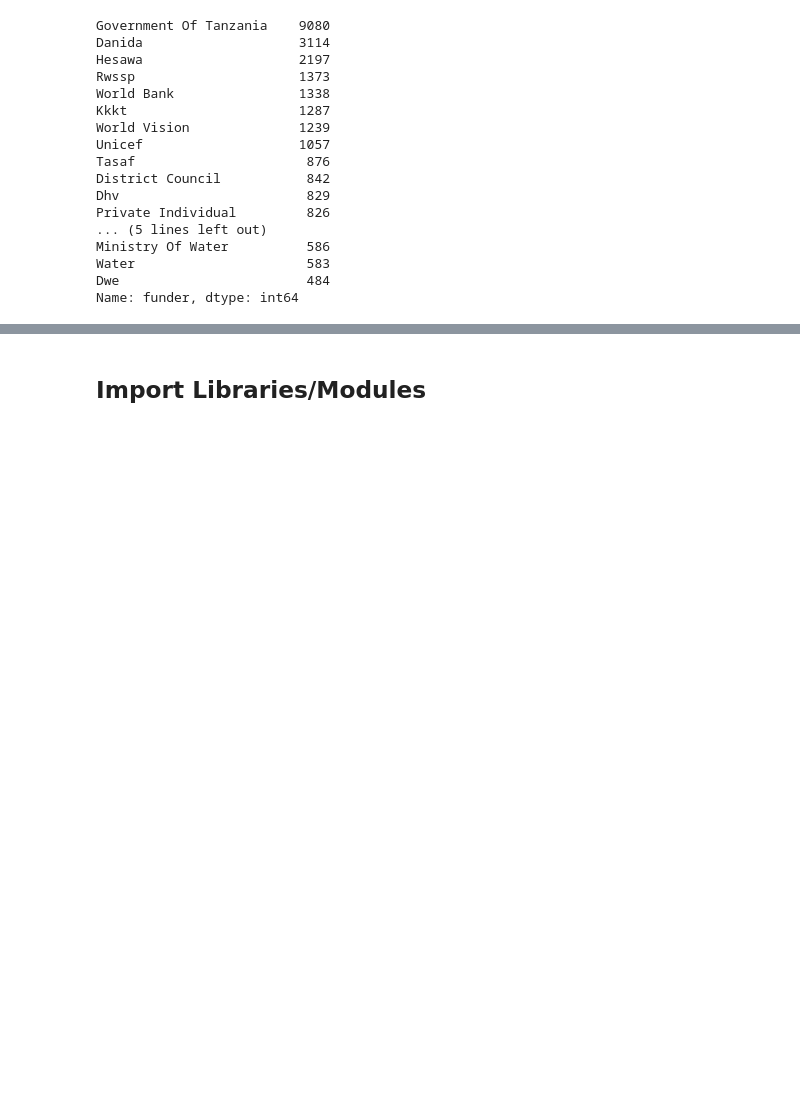
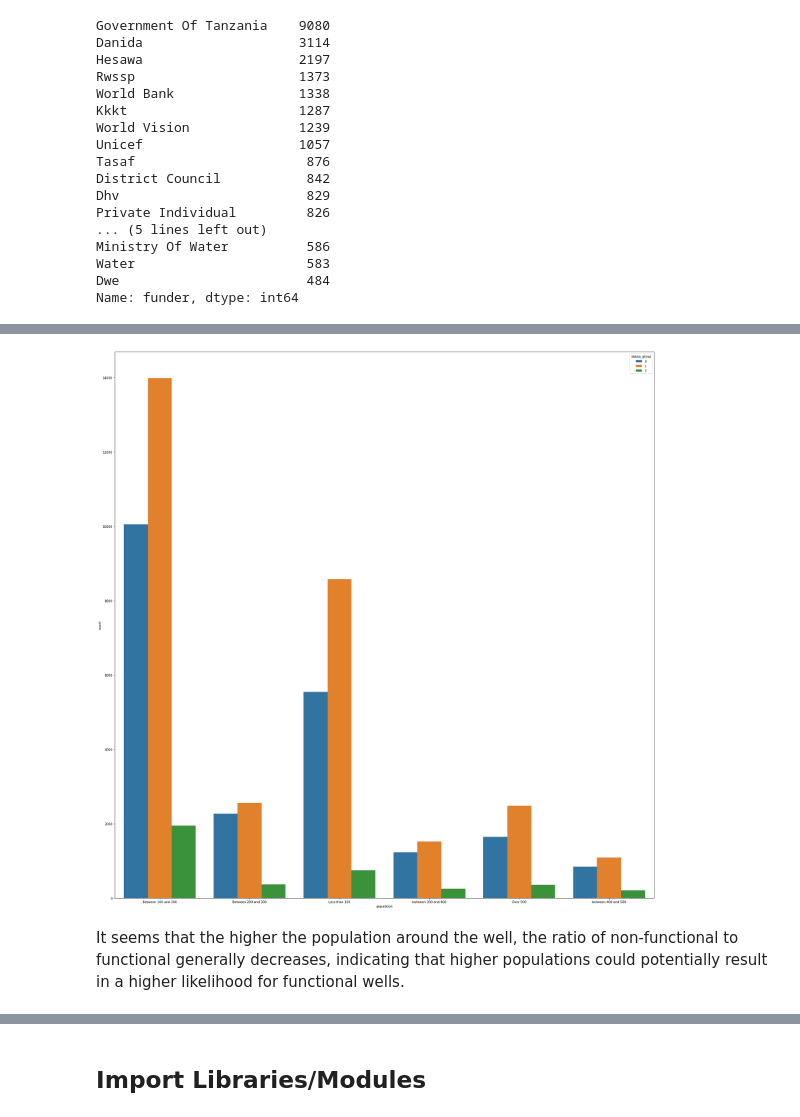
Before and after one commit to CamLadd/Tanzanian_WaterWell_Project, a Jupyter notebook: Tanzanian_Water_Well_Project.ipynb, the cells around one changed output, grey strips where cells are left out. Drawn from its saved outputs; the diff is of its cells as text; code cells hidden in the pictures; blank space fills up the shorter version.

```diff
--- a/Tanzanian_Water_Well_Project.ipynb
+++ b/Tanzanian_Water_Well_Project.ipynb
@@ -147,7 +221,7 @@ df.status_group.value_counts()
 # Drop redundant and unneeded columns
 to_drop = ['scheme_name', 'recorded_by', 'wpt_name', 'extraction_type', 'extraction_type_group',
            'region_code', 'district_code', 'lga', 'ward', 'public_meeting', 'date_recorded',
-           'source', 'source_class', 'waterpoint_type', 'water_quality', 'management_group',
+           'source_type', 'source_class', 'waterpoint_type', 'water_quality', 'management_group',
            'payment', 'quantity_group','subvillage', 'num_private', 'scheme_management']
 
 
@@ -194,6 +268,11 @@ df.funder.replace(to_replace='0', value='Unknown', inplace=True)
 other = list(df.installer[df['installer'].map(df['installer'].value_counts()) < 392].values)
 other
 df['installer'].replace(other, 'other', inplace=True)
+# %%
+# Population
+
+df['population'].replace(to_replace = 0 , value =df.population.mean(), inplace=True)
+# Areas usually don't have zero population,so we are going to replace those values with the mean!
 # %%
 # Permit
 
@@ -222,9 +301,6 @@ def population(obs):
 df['population']=df.apply(population,axis=1)
 # %%
 # Construction year
-
-from datetime import datetime
-df['date_recorded'] = pd.to_datetime(df['date_recorded'])
 
 
 conditions = [df['construction_year']==0, (df['construction_year']>=1960)&(df['construction_year']<=1970), (df['construction_year']>1970)&(df['construction_year']<=1980),
@@ -276,7 +355,11 @@ plt.tight_layout()
 # %%
 fig, ax = plt.subplots(figsize=(25,25))
-sns.countplot(x='funder', hue='status_group', data=df)
+sns.countplot(x='population', hue='status_group', data=df)
 plt.tight_layout()
+# %% [output]
+[figure, added]
+# %% [markdown]
+It seems that the higher the population around the well, the ratio of non-functional to functional generally decreases, indicating that higher populations could potentially result in a higher likelihood for functional wells.
 # %%
 fig, ax = plt.subplots(figsize=(12,12))
 sns.scatterplot(x='latitude', y='longitude', hue='status_group',data=df)
```
Also changed, not shown: parts of 82 cells of this notebook.
